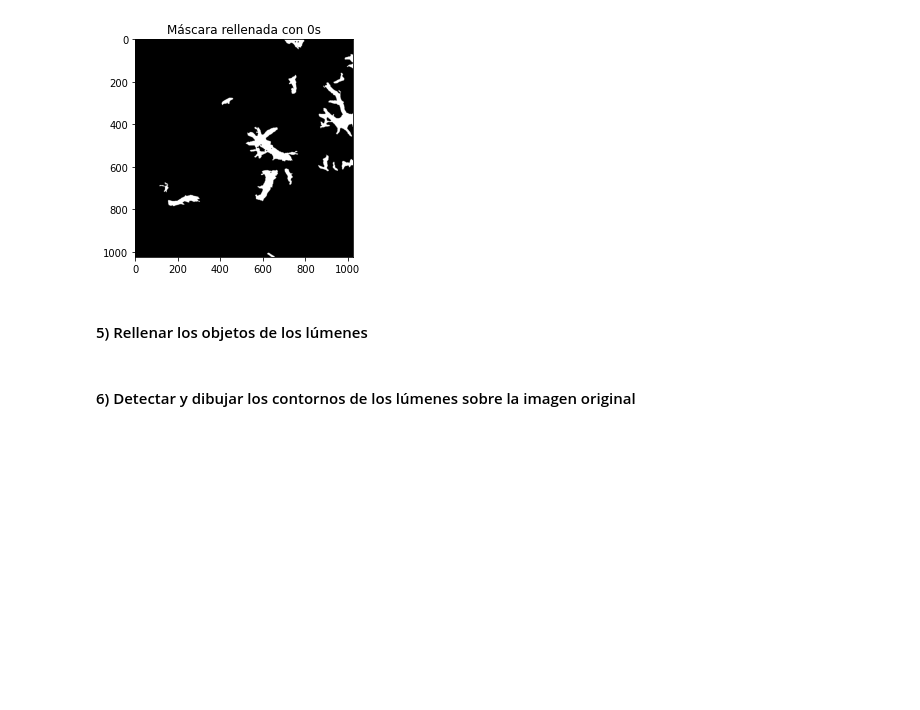
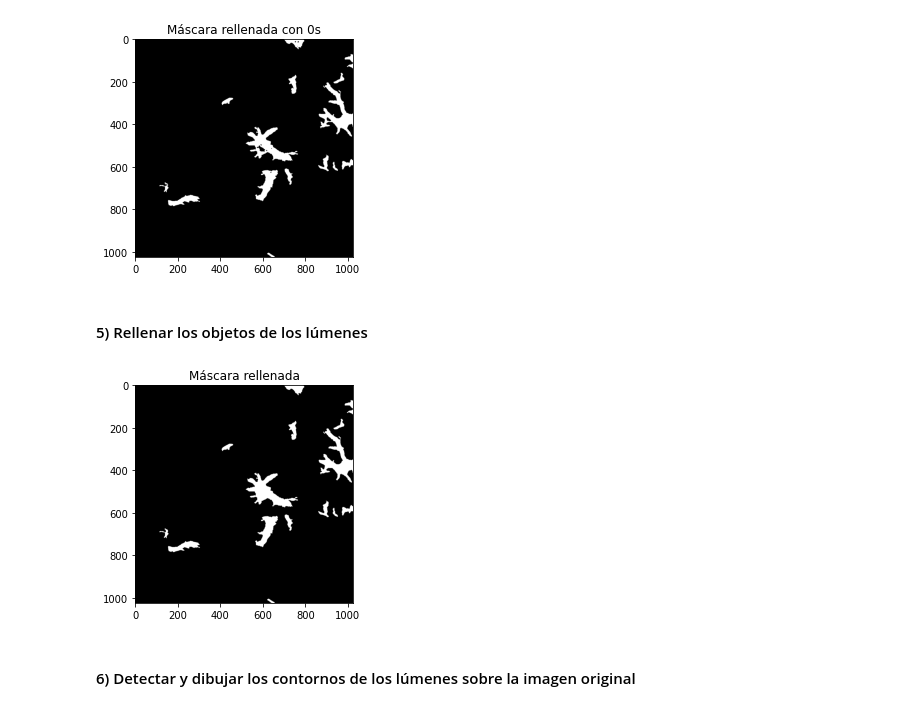
Before and after one commit to StevenMena/05MIAR---Aprendizaje_Supervisado, a Jupyter notebook: Actividad_C1_P1_MenaChavez_StevenAlberto.ipynb, the cells around one changed output. Saved outputs shown, nothing was run; the diff lists cells and outputs as text; code cells hidden in the pictures; blank space fills up the shorter version.

```diff
--- a/Actividad_C1_P1_MenaChavez_StevenAlberto.ipynb
+++ b/Actividad_C1_P1_MenaChavez_StevenAlberto.ipynb
@@ -55,12 +55,12 @@ plt.imshow(magneta,cmap='gray')
 #Filtro gaussiano de 5x5
 imagen_gauss = cv2.GaussianBlur(magneta,(5,5),0)
 
-t, ostu_mask = cv2.threshold(imagen_gauss,0,1,cv2.THRESH_OTSU)
+t, otsu_mask = cv2.threshold(imagen_gauss,0,1,cv2.THRESH_OTSU)
 
-ostu_mask = (1-ostu_mask).astype('uint8')
-#print(np.unique(ostu_mask))
+otsu_mask = (1-otsu_mask).astype('uint8')
+#print(np.unique(otsu_mask))
 plt.title('Máscara Otsu')
-plt.imshow(ostu_mask,cmap='gray')
+plt.imshow(otsu_mask,cmap='gray')
 plt.show()
 # %% [output]
 [figure]
@@ -72,7 +72,7 @@ plt.show()
 # Visualizaer la máscara resultante
 from skimage import morphology
 
-arr = ostu_mask > 0
+arr = otsu_mask > 0
 mask_2=morphology.remove_small_objects(arr,min_size=300)
 
 plt.title('Máscara sin artefactos')
@@ -105,6 +105,14 @@ plt.show()
 # %%
 # Rellenar los lúmenes con la función binary_fill_holes de la librería scipy.ndimage.morphology
 # Visualizar la máscara resultante
+from scipy import  ndimage
+
+mask_4=ndimage.morphology.binary_fill_holes(mask_3)
+plt.title('Máscara rellenada')
+plt.imshow(mask_4,cmap='gray')
+plt.show()
+# %% [output]
+[figure, added]
 # %% [markdown]
 #### 6) Detectar y dibujar los contornos de los lúmenes sobre la imagen original
 # %%
```
Also changed, not shown: parts of 1 cell of this notebook.
